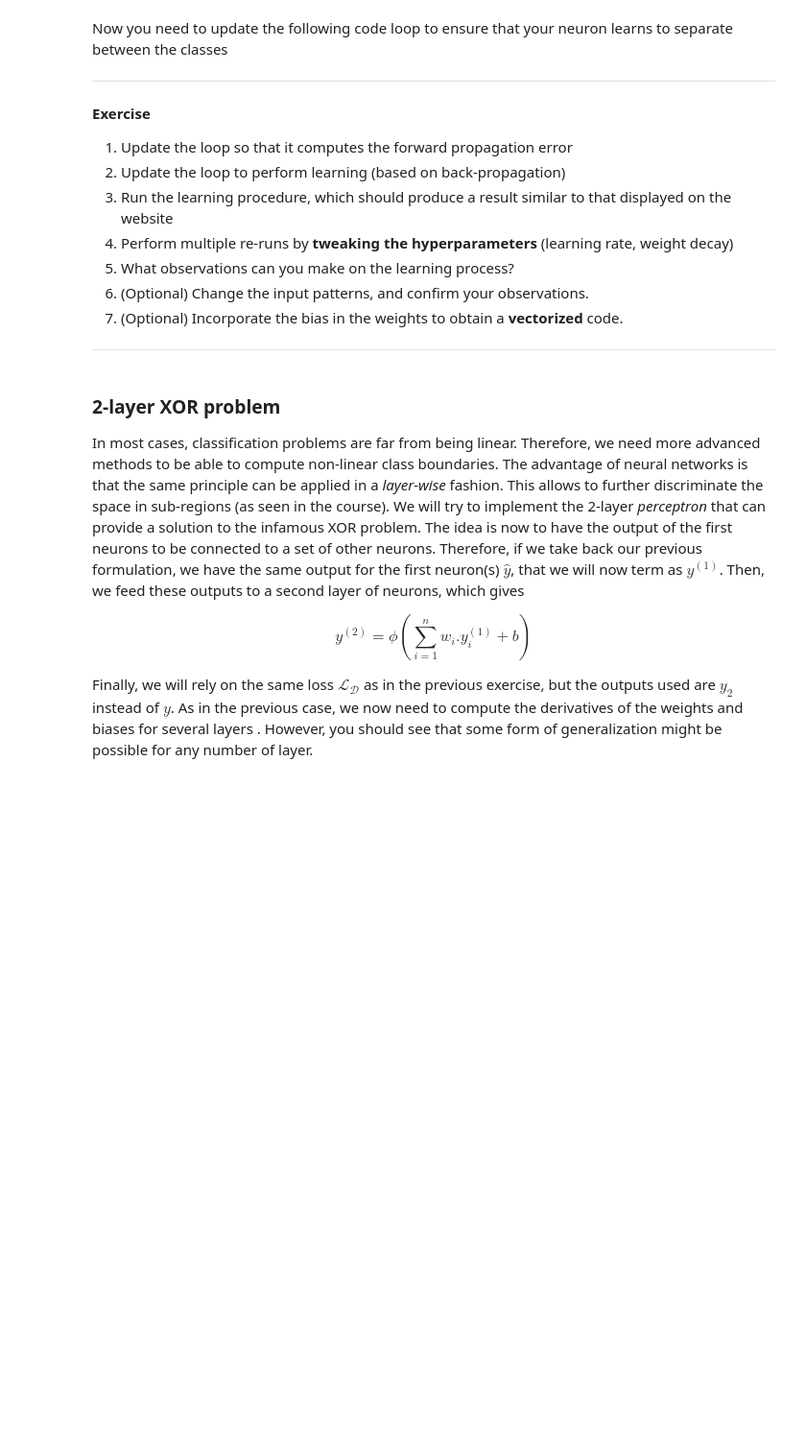
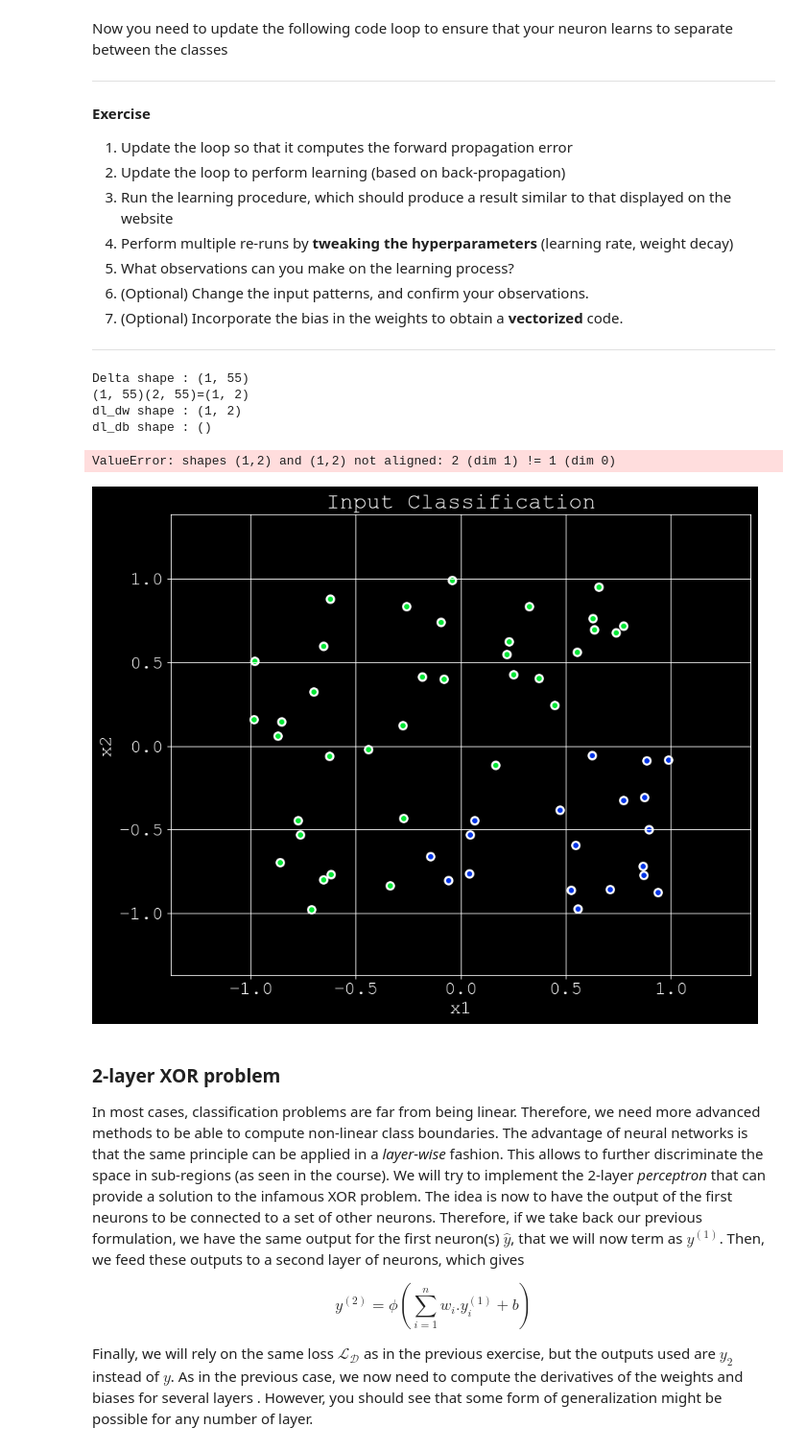
Before and after one commit to LouisLalay/atiam_ml, a Jupyter notebook: 02a_neural_networks.ipynb, the cells around one changed output. Shown at 96% size. Cells and saved outputs as stored; diff of their text form; code cells hidden in the pictures; blank space fills up the shorter version.

```diff
--- a/02a_neural_networks.ipynb
+++ b/02a_neural_networks.ipynb
@@ -125,25 +127,36 @@ Now you need to update the following code loop to ensure that your neuron learns
 # %%
 # Plot the corresponding pattern
 fig = plot_patterns(patterns,desired)
 plt.draw()
 # Update loop
 for i in range(50):
     #forward
     estime = np.dot(weights,inputs)+bias
     delta = desired-estime
+    print(f"Delta shape : {delta.shape}")
     loss = np.sum(np.square(delta))
-
     #backward
-    dl_dw = -2*np.dot(inputs, np.transpose(delta))
+    print(f"{delta.shape}{inputs.shape}={np.dot(delta, np.transpose(inputs)).shape}")
+    dl_dw = -2*np.dot(delta, np.transpose(inputs))
+    print(f"dl_dw shape : {dl_dw.shape}")
     dl_db = -2*np.sum(delta)
+    print(f"dl_db shape : {dl_db.shape}")
     weights = -np.dot(dl_dw, weights)
     bias = -dl_db*bias
 
     print('%2d.  weights = %f, %f, %f' % (i, bias[0, 0], weights[0, 0], weights[0, 1]))
     plot_boundary(np.concatenate((bias, weights), axis=1), i, '--', fig)
     plt.draw()
     time.sleep(0.2)
+    break
 plot_boundary(np.concatenate((bias, weights), axis=1), i, '-', fig)
+# %% [output]
+Delta shape : (1, 55)
+(1, 55)(2, 55)=(1, 2)
+dl_dw shape : (1, 2)
+dl_db shape : ()
+ValueError: shapes (1,2) and (1,2) not aligned: 2 (dim 1) != 1 (dim 0)
+[figure, added]
 # %% [markdown]
 ### 2-layer XOR problem
 
```
Also changed, not shown: parts of 1 cell of this notebook, 1 other file.
